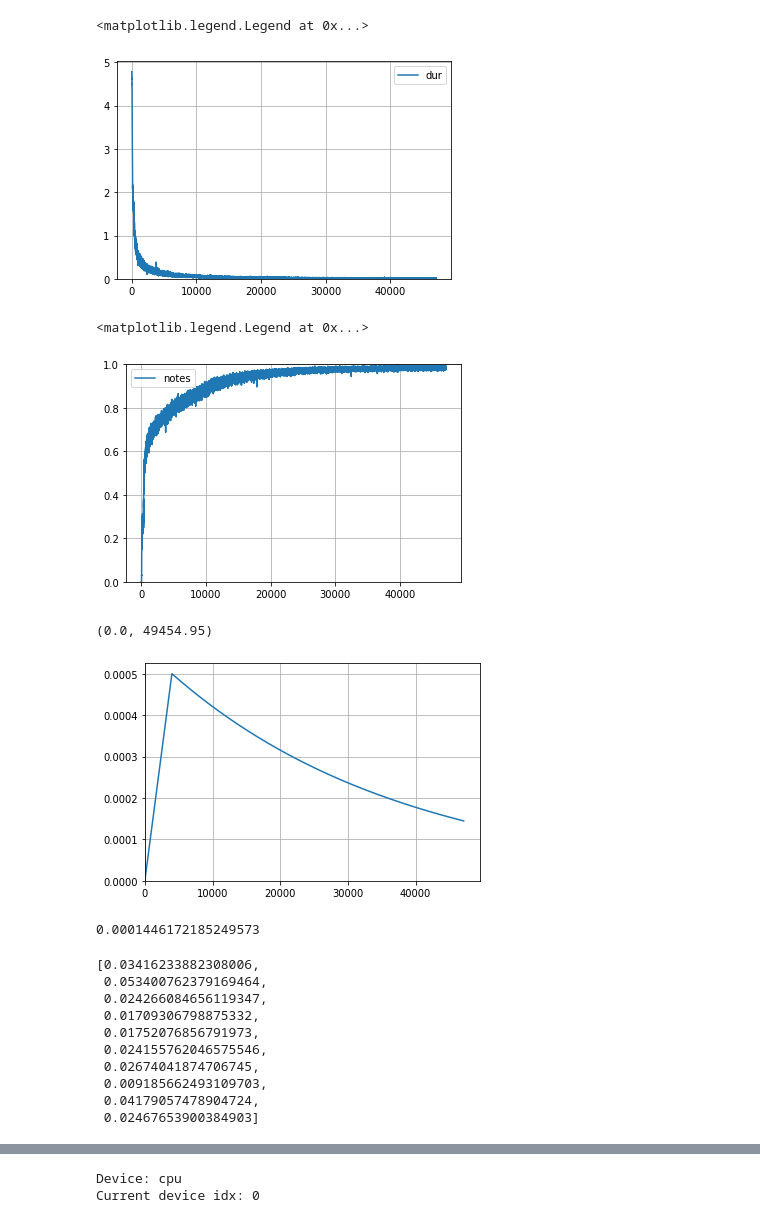
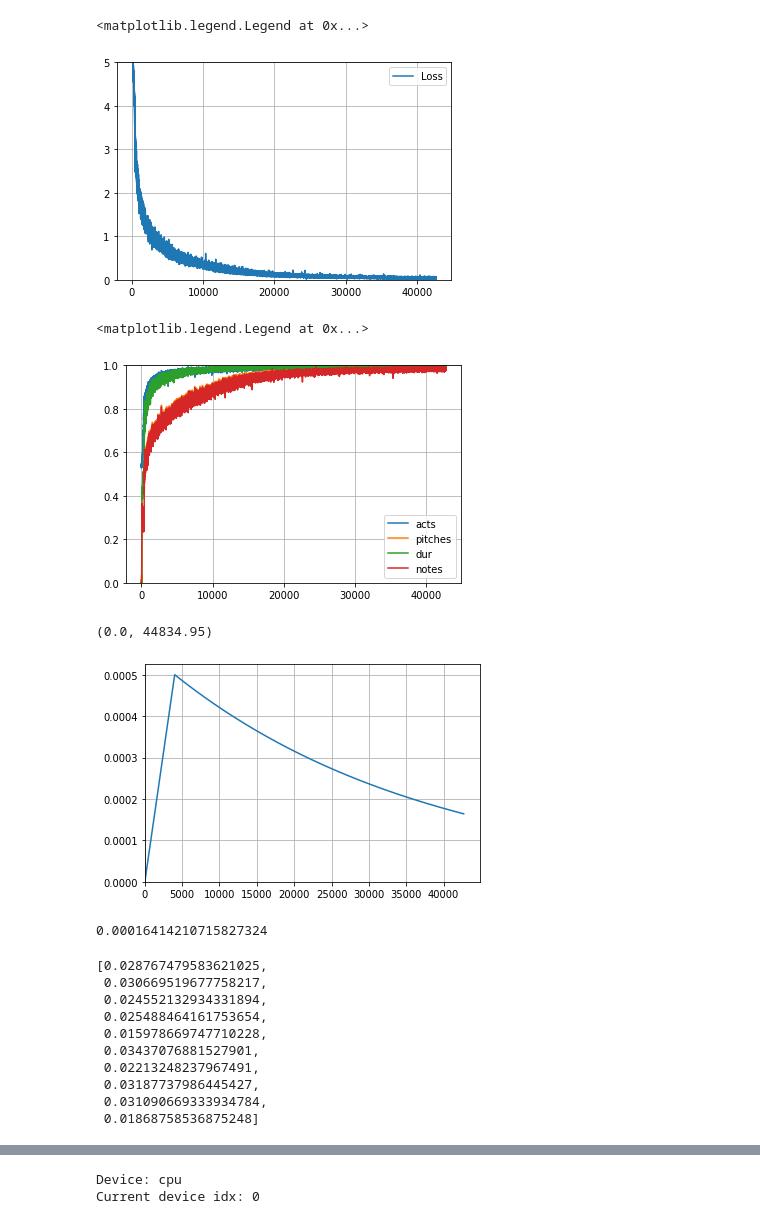
Before and after one commit to EmanueleCosenza/polyphemus, a Jupyter notebook: plot.ipynb, the cells around one changed output, grey strips where cells are left out. Saved outputs shown, nothing was run; the diff lists cells and outputs as text; code cells hidden in the pictures.

```diff
--- a/plot.ipynb
+++ b/plot.ipynb
@@ -3,35 +3,35 @@ import torch
 from matplotlib import pyplot as plt
 
 #checkpoint = torch.load('models/just_pitches_no_drums_warmup2')
-checkpoint = torch.load('models/pitchdurs_rgcn_ecc')
+checkpoint = torch.load('models/pitchdursacts_rgcn_ecc')
 # %%
 losses = checkpoint['losses']
 
-#plt.plot(range(1, len(losses['tot'])+1), losses['tot'], label='Loss')
+plt.plot(range(1, len(losses['tot'])+1), losses['tot'], label='Loss')
 #plt.plot(range(1, len(losses['acts'])+1), losses['acts'], label='acts')
 #plt.plot(range(1, len(losses['pitches'])+1), losses['pitches'], label='pitches')
-plt.plot(range(1, len(losses['dur'])+1), losses['dur'], label='dur')
+#plt.plot(range(1, len(losses['dur'])+1), losses['dur'], label='dur')
 #plt.plot(range(1, len(losses['kld'])+1), losses['kld'], label='kld')
 plt.grid()
-plt.ylim(0)
+plt.ylim(0, 5)
 plt.xlim()
 plt.legend()
 # %% [output]
 <matplotlib.legend.Legend at 0x...>
-[figure, old version]
+[figure, new version]
 # %%
 accs = checkpoint['accuracies']
+plt.plot(range(1, len(accs['acts'])+1), accs['acts'], label='acts')
+plt.plot(range(1, len(accs['pitches'])+1), accs['pitches'], label='pitches')
+plt.plot(range(1, len(accs['dur'])+1), accs['dur'], label='dur')
 plt.plot(range(1, len(accs['notes'])+1), accs['notes'], label='notes')
-#plt.plot(range(1, len(accs['acts'])+1), accs['acts'], label='acts')
-#plt.plot(range(1, len(accs['pitches'])+1), accs['pitches'], label='pitches')
-#plt.plot(range(1, len(accs['dur'])+1), accs['dur'], label='dur')
 plt.grid()
 plt.ylim(0, 1)
 plt.xlim()
 plt.legend()
 # %% [output]
 <matplotlib.legend.Legend at 0x...>
-[figure, old version]
+[figure, new version]
 # %%
 lrs = checkpoint['lrs']
 plt.plot(range(1, len(lrs)+1), lrs, label='Lr')
@@ -39,25 +39,25 @@ plt.grid()
 plt.ylim(0)
 plt.xlim(0)
 # %% [output]
-(0.0, 49454.95)
+(0.0, 44834.95)
-[figure, old version]
+[figure, new version]
 # %%
 lrs[-1]
 # %% [output]
-0.0001446172185249573
+0.00016414210715827324
 # %%
 losses = checkpoint['losses']
 losses['pitches'][-10:]
 # %% [output]
-[0.03416233882308006,
- 0.053400762379169464,
- 0.024266084656119347,
- 0.01709306798875332,
- 0.01752076856791973,
- 0.024155762046575546,
- 0.02674041874706745,
- 0.009185662493109703,
- 0.04179057478904724,
- 0.02467653900384903]
+[0.028767479583621025,
+ 0.030669519677758217,
+ 0.024552132934331894,
+ 0.025488464161753654,
+ 0.015978669747710228,
+ 0.03437076881527901,
+ 0.02213248237967491,
+ 0.03187737986445427,
+ 0.031090669333934784,
+ 0.01868758536875248]
 # %%
 accs = checkpoint['accuracies']
```
Also changed, not shown: parts of 8 cells of this notebook, 2 other files.
